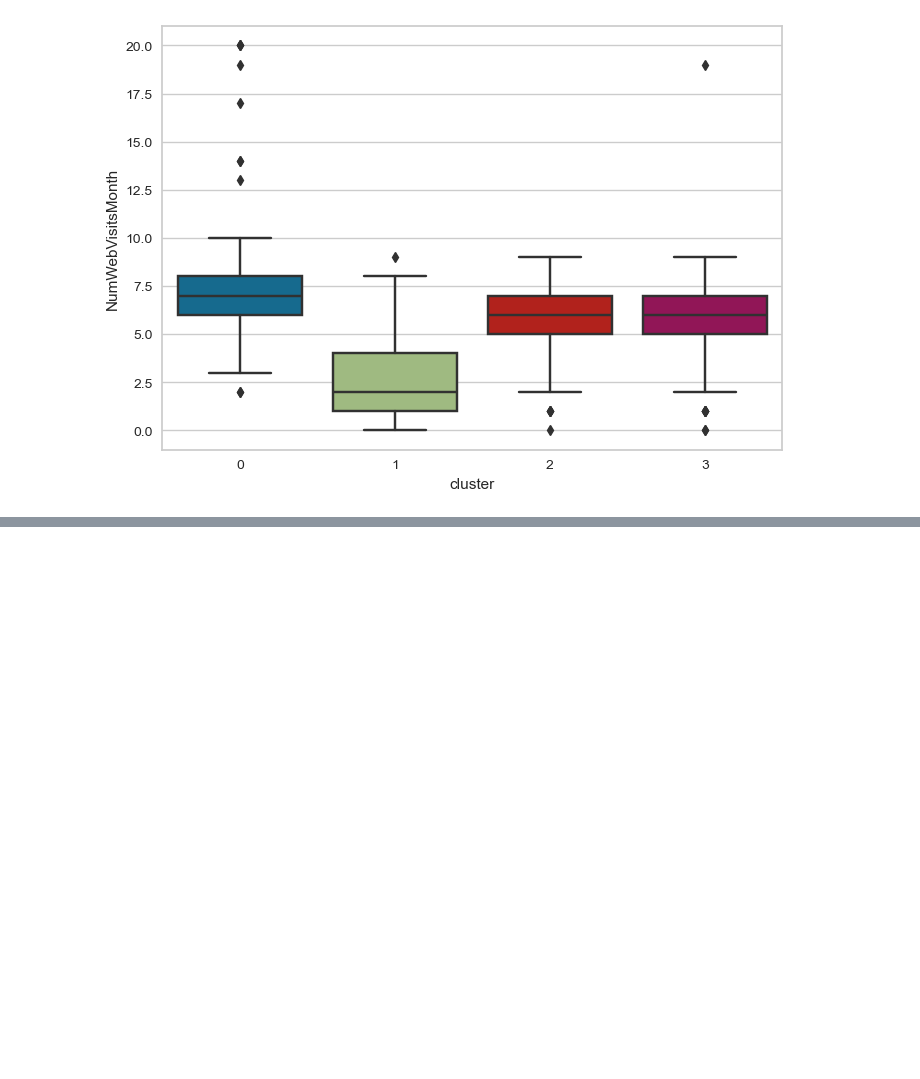
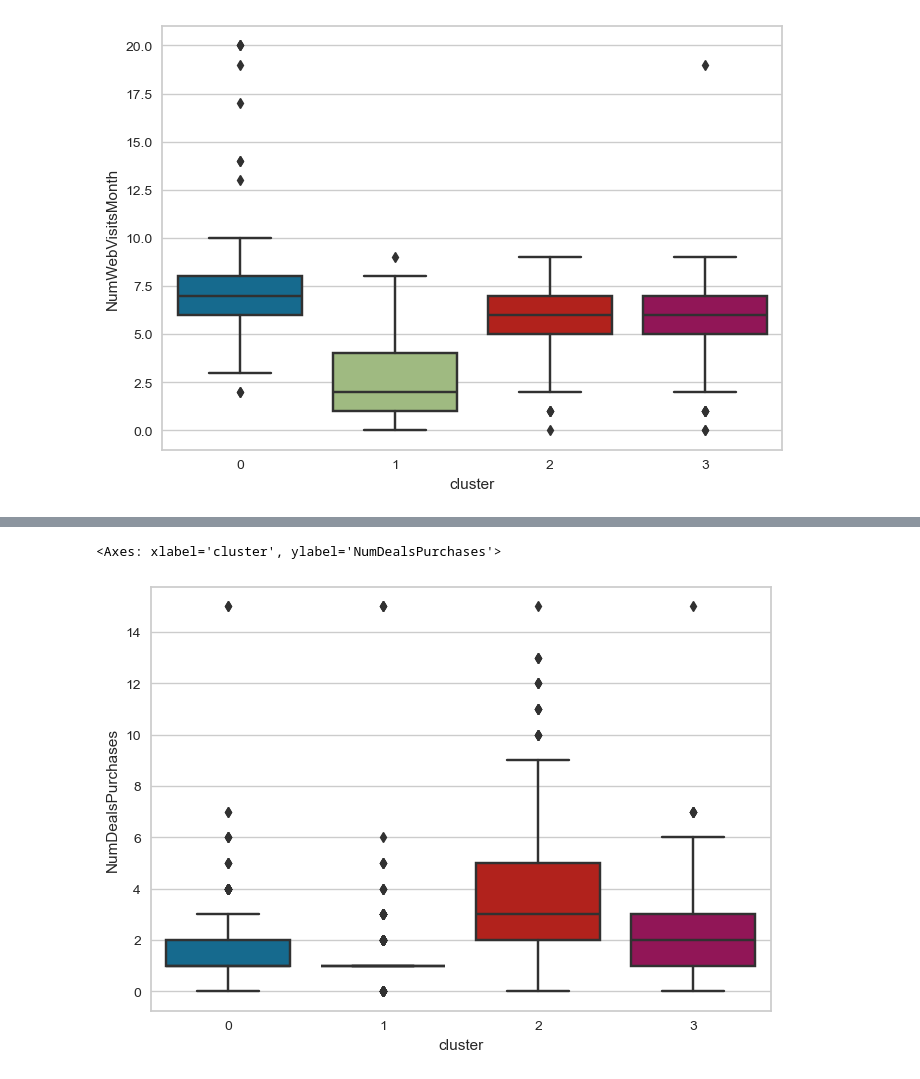
Before and after one commit to lhgjose/proyecto_agrupacion_clientes, a Jupyter notebook: notebooks/agrupacion_clientes.ipynb, the cells around one changed output, grey strips where cells are left out. Drawn from its saved outputs; the diff is of its cells as text; code cells hidden in the pictures; blank space fills up the shorter version.

Commit message:
Relación de Cluster

```diff
--- a/notebooks/agrupacion_clientes.ipynb
+++ b/notebooks/agrupacion_clientes.ipynb
@@ -644,0 +667,5 @@ Name: Income, dtype: float64
+# %%
+sns.boxplot(data=clientes, x="cluster", y="NumDealsPurchases")
+# %% [output]
+<Axes: xlabel='cluster', ylabel='NumDealsPurchases'>
+[figure, added]
```
Also changed, not shown: parts of 29 cells of this notebook.
